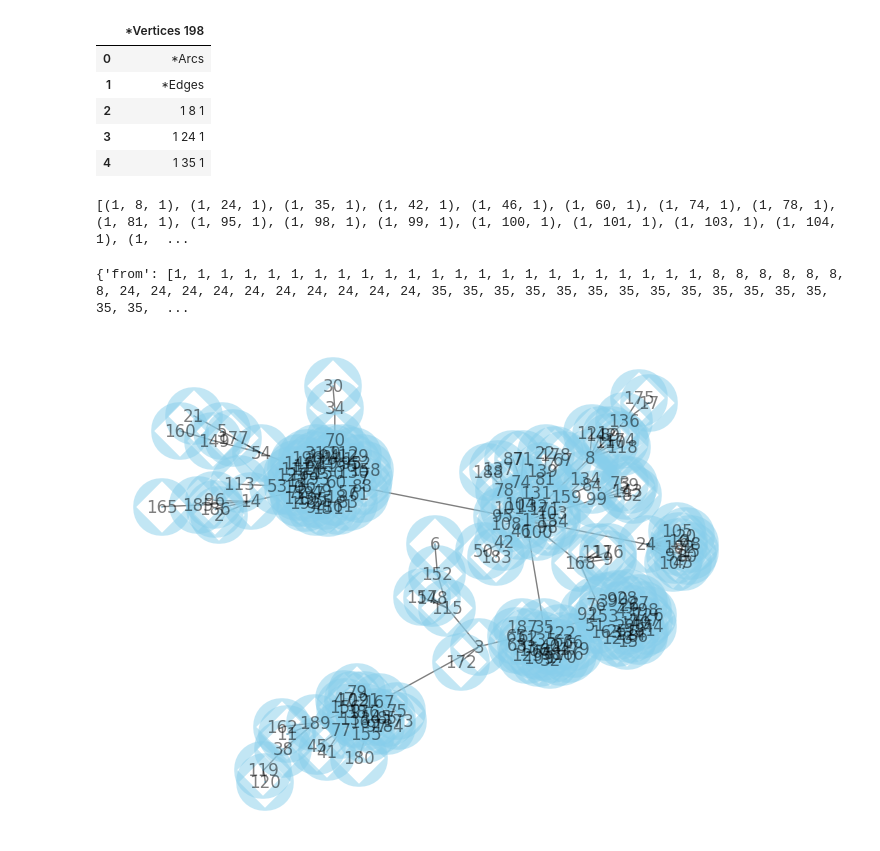
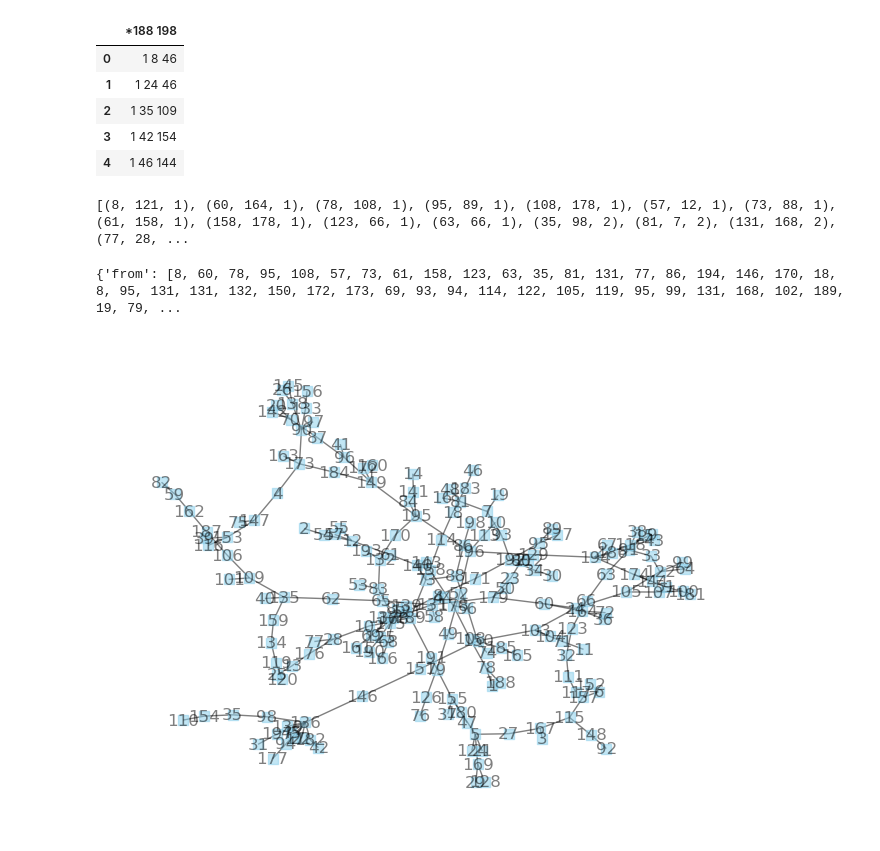
Before and after one commit to brunom764/kruskal, a Jupyter notebook: kruskal - anaju.ipynb, the cells around one changed output. Drawn from its saved outputs; the diff is of its cells as text; code cells hidden in the pictures.

```diff
--- a/kruskal - anaju.ipynb
+++ b/kruskal - anaju.ipynb
@@ -1,14 +1,14 @@
 # %%
 import pandas as pd
-dt = pd.read_csv(r'C:\Users\anaju\Kuskral\jazz.csv')
+dt = pd.read_csv(r'D:\Users\ajof\Downloads\kruskal-anaju\kruskal-anaju\jazz.csv')
 dt.head()
 # %% [output]
-|  | *Vertices 198 |
-| 0 | *Arcs |
-| 1 | *Edges |
-| 2 | 1 8 1 |
-| 3 | 1 24 1 |
-| 4 | 1 35 1 |
+|  | *188 198 |
+| 0 | 1 8 46 |
+| 1 | 1 24 46 |
+| 2 | 1 35 109 |
+| 3 | 1 42 154 |
+| 4 | 1 46 144 |
 # %%
 class DisjointSet:
 
@@ -82,7 +82,7 @@ with open('jazz.csv') as f:
     lines = f.readlines()
 
 # read number of nodes
-_, nodes = lines[0].split('     ')
+_, nodes = lines[0].split()
 
 
 # create an empty adjacency matrix
@@ -111,7 +111,7 @@ for src, neighbors in graph.items():
 mst = runKruskalAlgorithm(edges, int(nodes))
 print(mst)
 # %% [output]
-[(1, 8, 1), (1, 24, 1), (1, 35, 1), (1, 42, 1), (1, 46, 1), (1, 60, 1), (1, 74, 1), (1, 78, 1), (1, 81, 1), (1, 95, 1), (1, 98, 1), (1, 99, 1), (1, 100, 1), (1, 101, 1), (1, 103, 1), (1, 104, 1), (1,  ...
+[(8, 121, 1), (60, 164, 1), (78, 108, 1), (95, 89, 1), (108, 178, 1), (57, 12, 1), (73, 88, 1), (61, 158, 1), (158, 178, 1), (123, 66, 1), (63, 66, 1), (35, 98, 2), (81, 7, 2), (131, 168, 2), (77, 28, ...
 # %%
 df = {'from': [], 'to': [], 'peso': []}
 # (u, v, w) triples representam a borda não direcionada de
@@ -122,18 +122,18 @@ for i in range(len(mst)):
         df['peso'].append(mst[i][2])
 print(df)
 # %% [output]
-{'from': [1, 1, 1, 1, 1, 1, 1, 1, 1, 1, 1, 1, 1, 1, 1, 1, 1, 1, 1, 1, 1, 1, 1, 8, 8, 8, 8, 8, 8, 8, 24, 24, 24, 24, 24, 24, 24, 24, 24, 24, 35, 35, 35, 35, 35, 35, 35, 35, 35, 35, 35, 35, 35, 35, 35,  ...
+{'from': [8, 60, 78, 95, 108, 57, 73, 61, 158, 123, 63, 35, 81, 131, 77, 86, 194, 146, 170, 18, 8, 95, 131, 131, 132, 150, 172, 173, 69, 93, 94, 114, 122, 105, 119, 95, 99, 131, 168, 102, 189, 19, 79, ...
 # %%
 import pandas as pd
 import numpy as np
 import networkx as nx
 import matplotlib.pyplot as plt
 
 # Build your graph
 G=nx.from_pandas_edgelist(df, 'from', 'to')
 
 # Graph with Custom nodes:
-nx.draw(G, with_labels=True, node_size=0.9, node_color="skyblue", node_shape="s", alpha=0.5, linewidths=40)
+nx.draw(G, with_labels=True, node_size=50, node_color="skyblue", node_shape="s", alpha=0.5, linewidths=1)
 plt.show()
 # %% [output]
-[figure, old version]
+[figure, new version]
```
Also changed, not shown: 1 other file.
